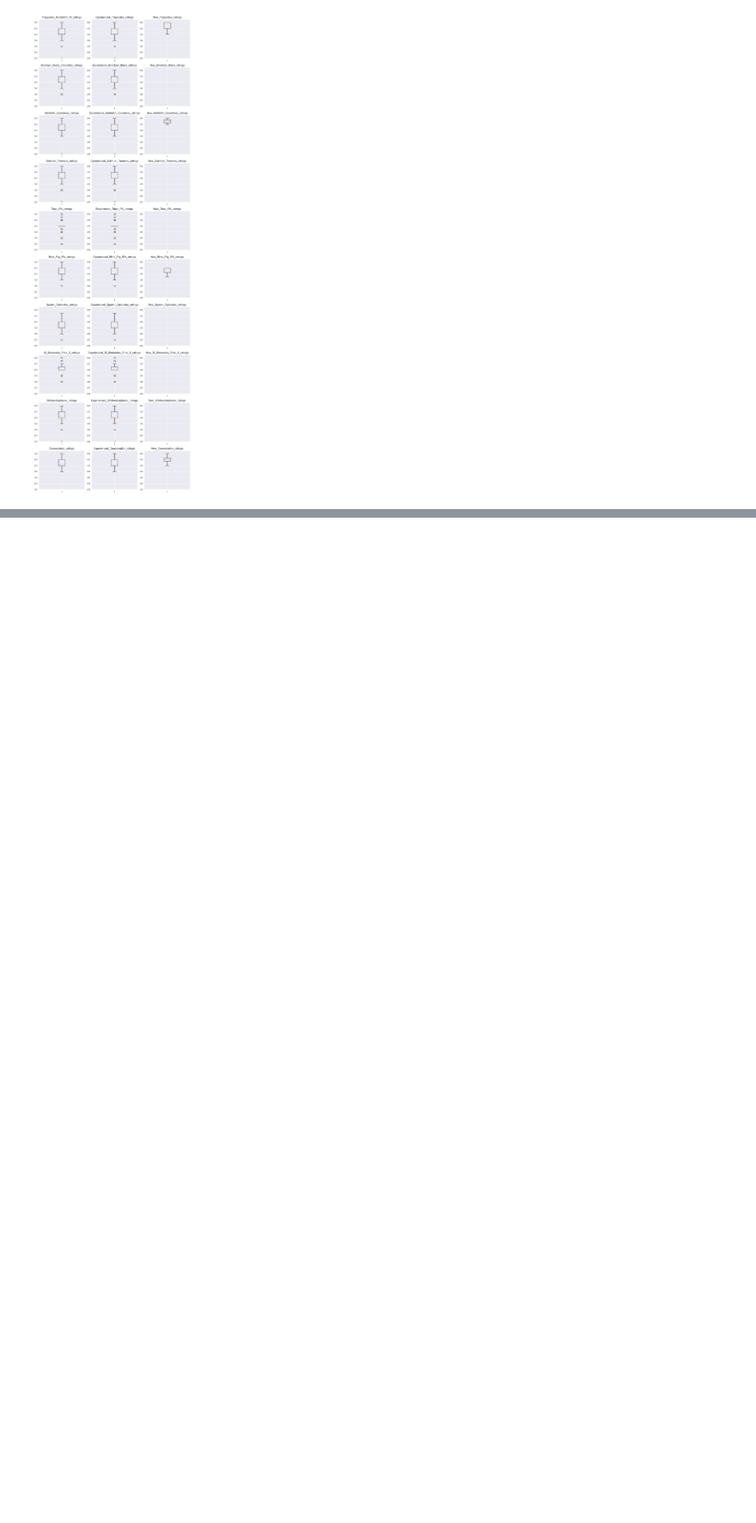
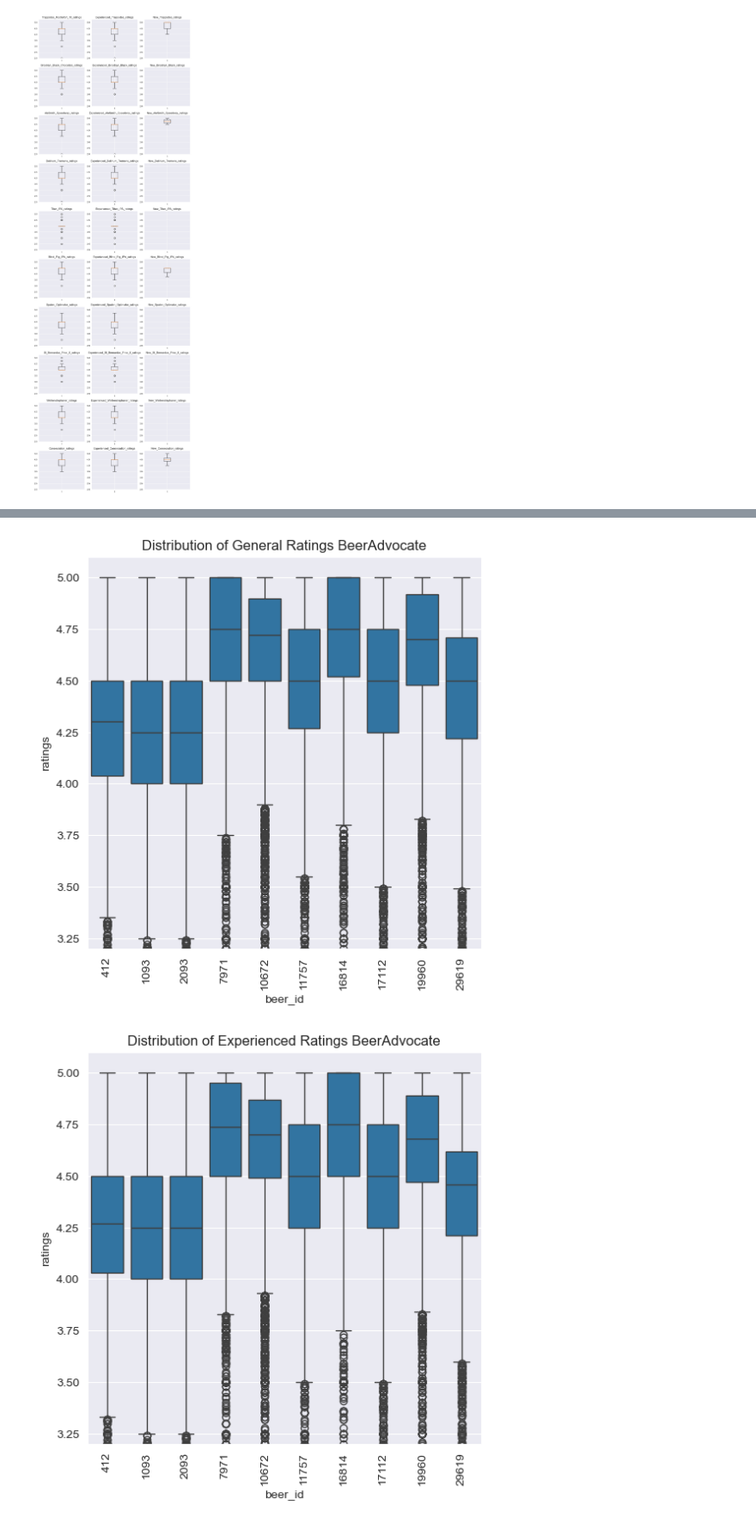
Before and after one commit to epfl-ada/ada-2024-project-thefivedatawranglers, a Jupyter notebook: analysis.ipynb, the cells around one changed output, grey strips where cells are left out. Shown at 86% size. Cells and saved outputs as stored; diff of their text form; code cells hidden in the pictures; blank space fills up the shorter version.

Commit message:
Used Gabriela's BA and RB csv files, corrected and optimised the code, used seaborn to represent the data as 60 boxplots, added interpretation.

```diff
--- a/analysis.ipynb
+++ b/analysis.ipynb
@@ -248,0 +392,4 @@ plt.show()
+# %%
+#Reading the relevant users data to find the number of ratings per reviewer for BeerAdvocate and RateBeer
+users_BeerAdvocate_df = pd.read_csv(r'data/BeerAdvocate/users.csv')
+users_RateBeer_df = pd.read_csv(r'data/RateBeer/users.csv')
@@ -248,0 +447,41 @@ plt.show()
+# %%
+#Selecting the rows from BA and RB ratings that match with the Top_10 BA and RB respectively
+BA_Top10_ratings_df = BA_only_ratings_df[BA_only_ratings_df['beer_name'].isin(Top_10_beers_BA['beer_name'])]
+RB_Top10_ratings_df = RB_only_ratings_df[RB_only_ratings_df['beer_name'].isin(Top_10_beers_RB['beer_name'])]
+# %%
+#Sharing the BA and RB Top10_ratings between experienced and new reviewers. The experience_threshold is used as separation
+experience_threshold = 15 #Can be changed. Defines experience
+#Sharing for BA
+Experienced_BA = BA_Top10_ratings_df[BA_Top10_ratings_df['nb_ratings'].apply(lambda x: x >= experience_threshold)]
+New_BA = BA_Top10_ratings_df[BA_Top10_ratings_df['nb_ratings'].apply(lambda x: x < experience_threshold)]
+#Sharing for RB
+Experienced_RB = RB_Top10_ratings_df[RB_Top10_ratings_df['nb_ratings'].apply(lambda x: x >= experience_threshold)]
+New_RB = RB_Top10_ratings_df[RB_Top10_ratings_df['nb_ratings'].apply(lambda x: x < experience_threshold)]
+# %%
+#Plotting for BeerAdvocate, the top 10 most reviewed beers for all (general), experienced and new reviewers (using the threshold of 15 reviews to define experience)
+
+plt.figure(figsize=(6, 6))
+sns.boxplot(x='beer_id', y='ratings', data=BA_Top10_ratings_df)
+plt.xticks(rotation=90)  # Rotate x-axis labels for readability
+plt.ylim(3.2,5.1)
+plt.title('Distribution of General Ratings BeerAdvocate')
+plt.show()
+
+plt.figure(figsize=(6, 6))
+sns.boxplot(x='beer_id', y='ratings', data=Experienced_BA)
+plt.xticks(rotation=90)  # Rotate x-axis labels for readability
+plt.ylim(3.2,5.1)
+plt.title('Distribution of Experienced Ratings BeerAdvocate')
+plt.show()
+
+plt.figure(figsize=(6, 6))
+sns.boxplot(x='beer_id', y='ratings', data=New_BA)
+plt.xticks(rotation=90)  # Rotate x-axis labels for readability
+plt.ylim(3.2,5.1)
+plt.title('Distribution of New Ratings BeerAdvocate')
+plt.show()
+
+#Results: These results show that the Experienced reviewers' ratings tend to follow the general distribution of ratings with only for one beer rating worse than the general ratings. In contrast, New reviewers tend to rate consistently higher the different beer types. Better ratings with fewer reviews was not observed before from the general trend of ratings per given reviews for all beers. However, the tendency of New reviewers' grades to be more extreme is observed by having ratings closer to excellent.
+# %% [output]
+[figure, added]
+[figure, added]
```
Also changed, not shown: parts of 13 cells of this notebook.
